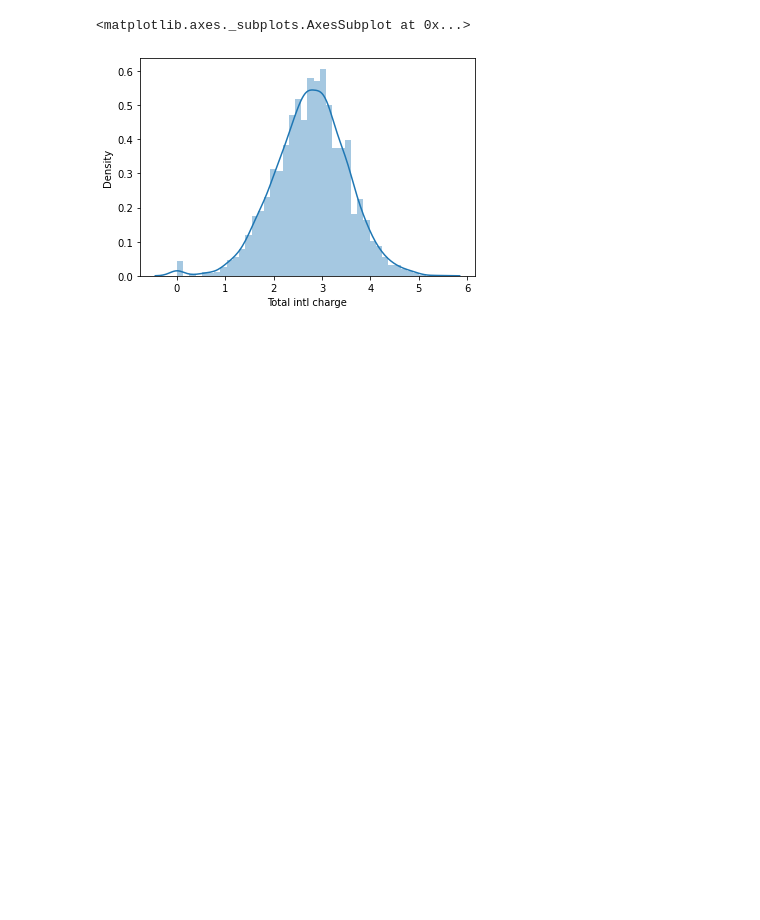
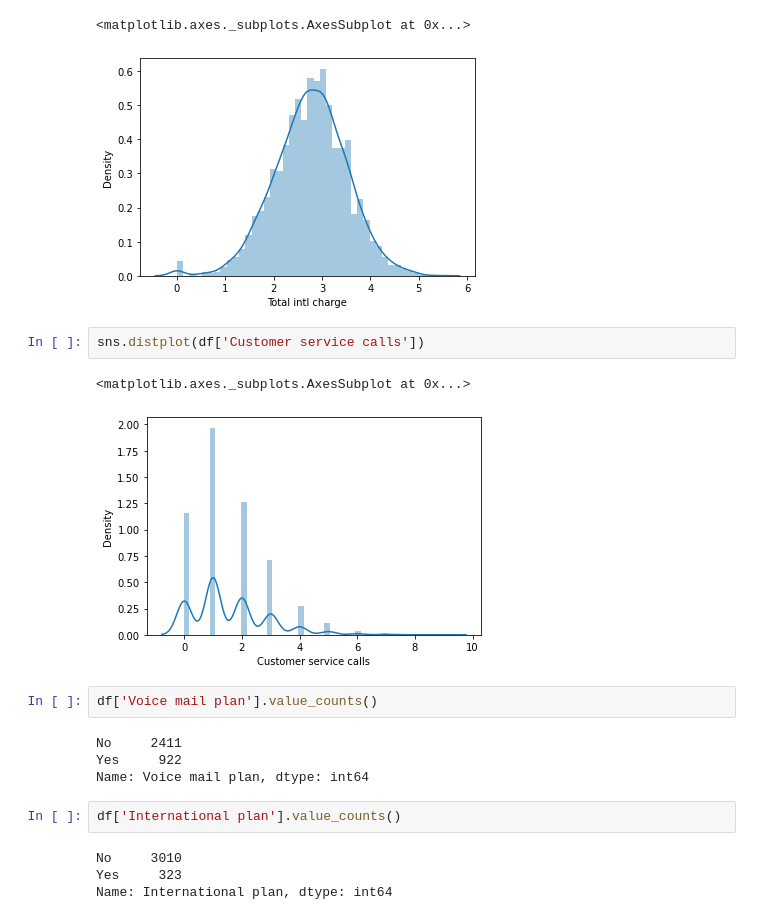
Before and after one commit to AditiAgrawal1/Telecom_Churn_Analysis, a Jupyter notebook: Copy_of_Telecom_Churn_Analysis_Capstone_Project.ipynb, the cells around one changed output. Drawn from its saved outputs; the diff is of its cells as text; blank space fills up the shorter version.

```diff
--- a/Copy_of_Telecom_Churn_Analysis_Capstone_Project.ipynb
+++ b/Copy_of_Telecom_Churn_Analysis_Capstone_Project.ipynb
@@ -171,3 +130,20 @@ sns.distplot(df['Total intl charge'])
 # %% [output]
 <matplotlib.axes._subplots.AxesSubplot at 0x...>
 [figure]
+# %%
+sns.distplot(df['Customer service calls'])
+# %% [output]
+<matplotlib.axes._subplots.AxesSubplot at 0x...>
+[figure, added]
+# %%
+df['Voice mail plan'].value_counts()
+# %% [output]
+No     2411
+Yes     922
+Name: Voice mail plan, dtype: int64
+# %%
+df['International plan'].value_counts()
+# %% [output]
+No     3010
+Yes     323
+Name: International plan, dtype: int64
```
Also changed, not shown: parts of 13 cells of this notebook.
